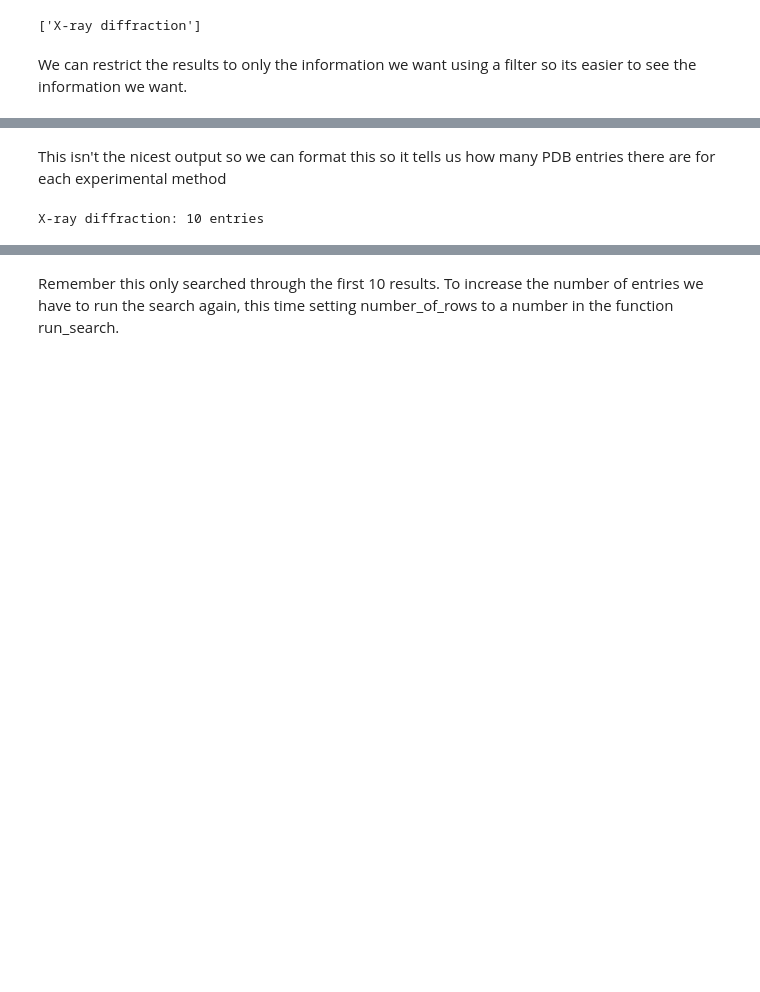
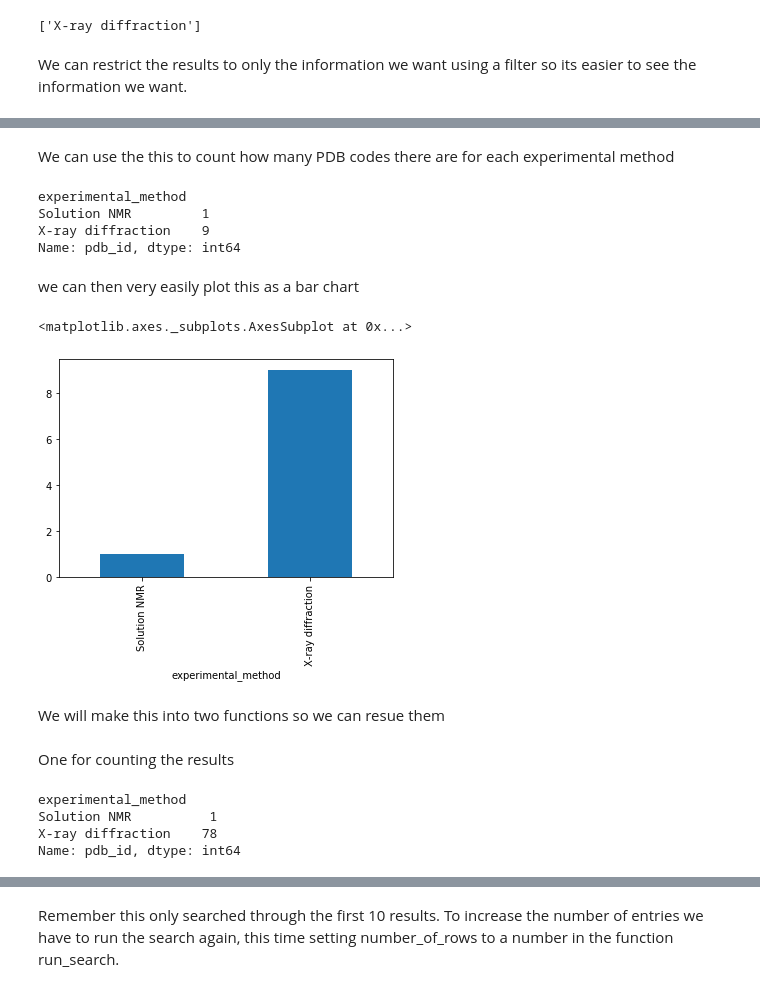
Before and after one commit to PDBeurope/pdbe-api-training, a Jupyter notebook: API workshop #6 - PDB search.ipynb, the cells around one changed output, grey strips where cells are left out. Drawn from its saved outputs; the diff is of its cells as text; code cells hidden in the pictures; blank space fills up the shorter version.

```diff
--- a/API workshop #6 - PDB search.ipynb
+++ b/API workshop #6 - PDB search.ipynb
@@ -197,0 +201,12 @@ https://www.ebi.ac.uk/pdbe/search/pdb/select?q=molecule_name:"Dihydrofolate redu
+# %%
+def change_lists_to_strings(results):
+    for row in results:
+        for data in row:
+            if type(row[data]) == list:
+                row[data] = [str(a) for a in row[data]]
+                row[data] = ','.join(sorted(row[data]))
+
+    return results
+# %%
+results = change_lists_to_strings(results)
+pprint(results)
@@ -237,0 +231,9 @@ pprint(ret)
+# %%
+def pandas_dataset(results):
+    results = change_lists_to_strings(results) # we have added our function to change lists to strings
+    df = pd.DataFrame(results)
+
+    return df
+
+df = pandas_dataset(results)
+print(df)
@@ -238,10 +252,19 @@ pprint(ret)
 # %% [markdown]
-This isn't the nicest output so we can format this so it tells us how many PDB entries there are for each experimental method
+We can use the this to count how many PDB codes there are for each experimental method
-# %%
-def count_results(result):
-    for key in sorted(result.keys()):
-        print('{}: {} entries'.format(key, len(result.get(key))))
-
-count_results(ret)
-# %% [output]
-X-ray diffraction: 10 entries
+# %%
+ds = df.groupby('experimental_method')['pdb_id'].nunique()
+print(ds)
+# %% [output]
+experimental_method
+Solution NMR         1
+X-ray diffraction    9
+Name: pdb_id, dtype: int64
+# %% [markdown]
+we can then very easily plot this as a bar chart
+# %%
+ds.plot(kind='bar')
+# %% [output]
+<matplotlib.axes._subplots.AxesSubplot at 0x...>
+[figure, added]
+# %% [markdown]
+We will make this into two functions so we can resue them
@@ -247,0 +280,9 @@ X-ray diffraction: 10 entries
+# %% [markdown]
+One for counting the results
+# %%
+pandas_count(results, 'experimental_method')
+# %% [output]
+experimental_method
+Solution NMR          1
+X-ray diffraction    78
+Name: pdb_id, dtype: int64
```
Also changed, not shown: parts of 28 cells of this notebook.
